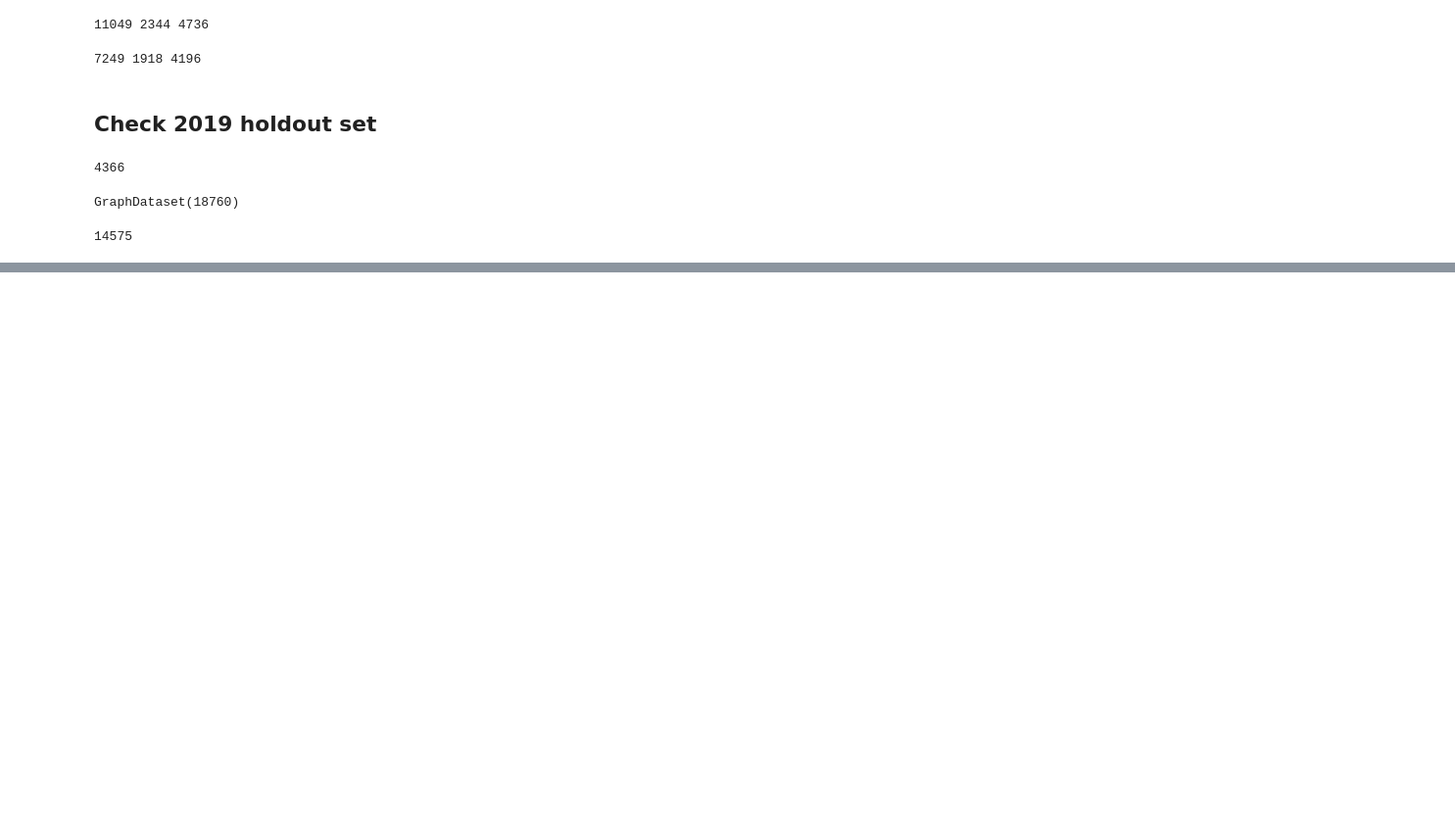
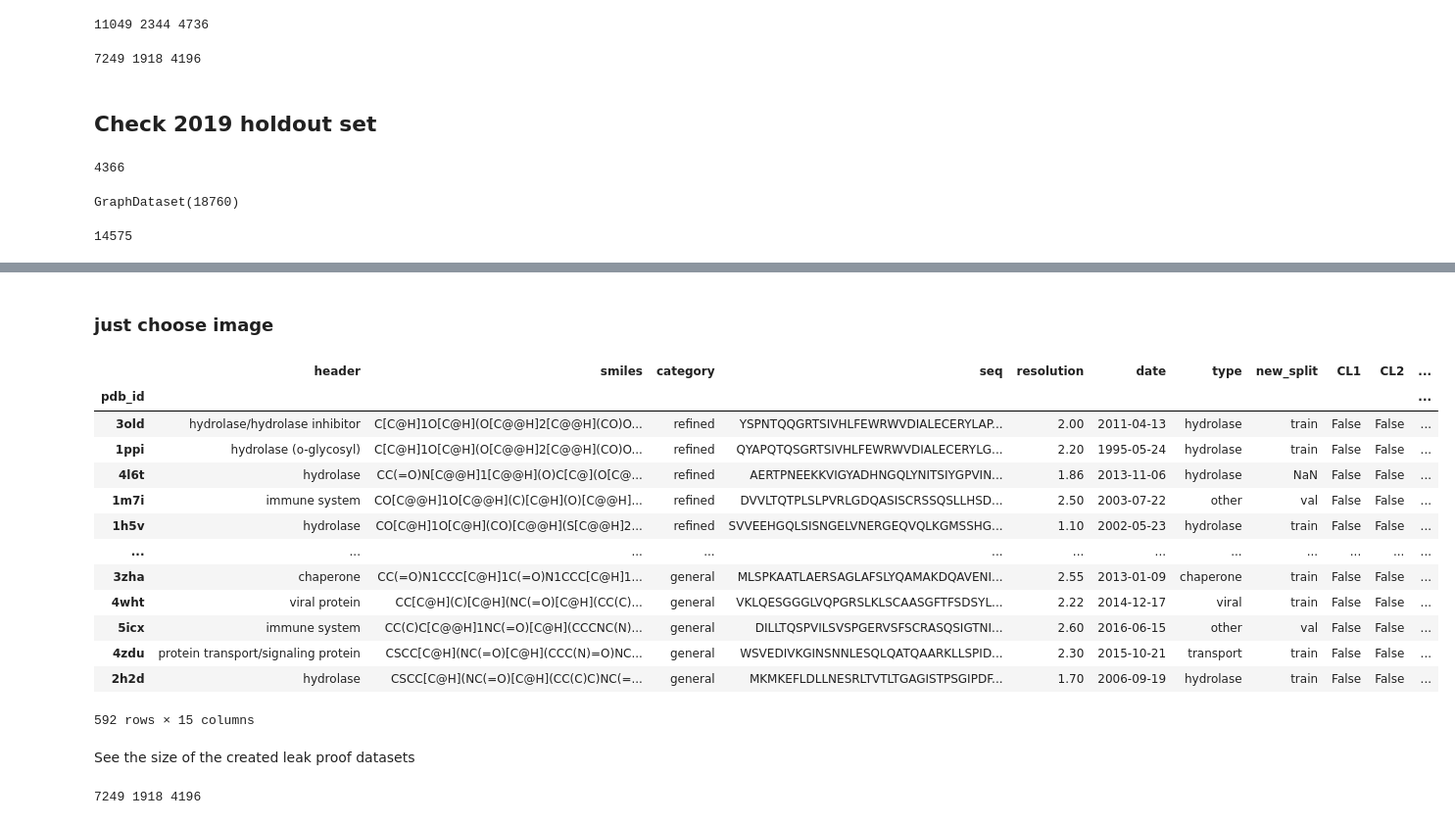
Before and after one commit to inductiva/molecules-binding, a Jupyter notebook: molecules_binding/importantplots.ipynb, the cells around one changed output, grey strips where cells are left out. Shown: that part at 98% size. Cells and saved outputs as stored; diff of their text form; code cells hidden in the pictures; blank space fills up the shorter version.

```diff
--- a/molecules_binding/importantplots.ipynb
+++ b/molecules_binding/importantplots.ipynb
@@ -388,0 +396,22 @@ len(dataset)
+# %% [markdown]
+### just choose image
+# %%
+# choose the lines with greater smiles length
+df[df["smiles"].str.len() > 200][df["seq"].str.len() > 200]
+# %% [output]
+|  | header | smiles | category | seq | resolution | date | type | new_split | CL1 | CL2 | ... |
+| pdb_id |  |  |  |  |  |  |  |  |  |  | ... |
+| 3old | hydrolase/hydrolase inhibitor | C[C@H]1O[C@H](O[C@@H]2[C@@H](CO)O... | refined | YSPNTQQGRTSIVHLFEWRWVDIALECERYLAP... | 2.00 | 2011-04-13 | hydrolase | train | False | False | ... |
+| 1ppi | hydrolase (o-glycosyl) | C[C@H]1O[C@H](O[C@@H]2[C@@H](CO)O... | refined | QYAPQTQSGRTSIVHLFEWRWVDIALECERYLG... | 2.20 | 1995-05-24 | hydrolase | train | False | False | ... |
+| 4l6t | hydrolase | CC(=O)N[C@@H]1[C@@H](O)C[C@](O[C@... | refined | AERTPNEEKKVIGYADHNGQLYNITSIYGPVIN... | 1.86 | 2013-11-06 | hydrolase | NaN | False | False | ... |
+| 1m7i | immune system | CO[C@@H]1O[C@@H](C)[C@H](O)[C@@H]... | refined | DVVLTQTPLSLPVRLGDQASISCRSSQSLLHSD... | 2.50 | 2003-07-22 | other | val | False | False | ... |
+| 1h5v | hydrolase | CO[C@H]1O[C@H](CO)[C@@H](S[C@@H]2... | refined | SVVEEHGQLSISNGELVNERGEQVQLKGMSSHG... | 1.10 | 2002-05-23 | hydrolase | train | False | False | ... |
+| ... | ... | ... | ... | ... | ... | ... | ... | ... | ... | ... | ... |
+| 3zha | chaperone | CC(=O)N1CCC[C@H]1C(=O)N1CCC[C@H]1... | general | MLSPKAATLAERSAGLAFSLYQAMAKDQAVENI... | 2.55 | 2013-01-09 | chaperone | train | False | False | ... |
+| 4wht | viral protein | CC[C@H](C)[C@H](NC(=O)[C@H](CC(C)... | general | VKLQESGGGLVQPGRSLKLSCAASGFTFSDSYL... | 2.22 | 2014-12-17 | viral | train | False | False | ... |
+| 5icx | immune system | CC(C)C[C@@H]1NC(=O)[C@H](CCCNC(N)... | general | DILLTQSPVILSVSPGERVSFSCRASQSIGTNI... | 2.60 | 2016-06-15 | other | val | False | False | ... |
+| 4zdu | protein transport/signaling protein | CSCC[C@H](NC(=O)[C@H](CCC(N)=O)NC... | general | WSVEDIVKGINSNNLESQLQATQAARKLLSPID... | 2.30 | 2015-10-21 | transport | train | False | False | ... |
+| 2h2d | hydrolase | CSCC[C@H](NC(=O)[C@H](CC(C)C)NC(=... | general | MKMKEFLDLLNESRLTVTLTGAGISTPSGIPDF... | 1.70 | 2006-09-19 | hydrolase | train | False | False | ... |
+592 rows × 15 columns
+# %% [markdown]
+See the size of the created leak proof datasets
@@ -388,0 +429,4 @@ len(dataset)
+# %%
+print(len(dataset_train), len(dataset_val), len(dataset_test))
+# %% [output]
+7249 1918 4196
```
Also changed, not shown: parts of 89 cells of this notebook, 1 other file.
